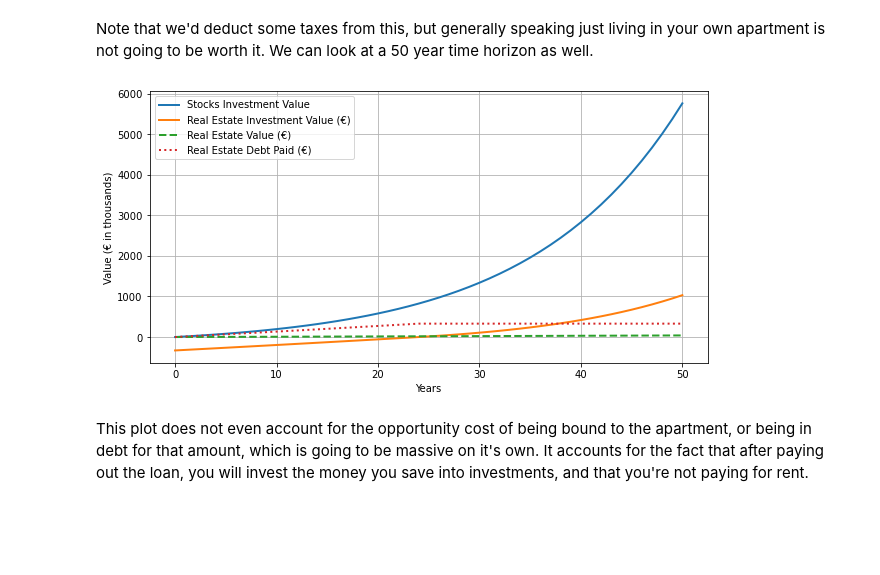
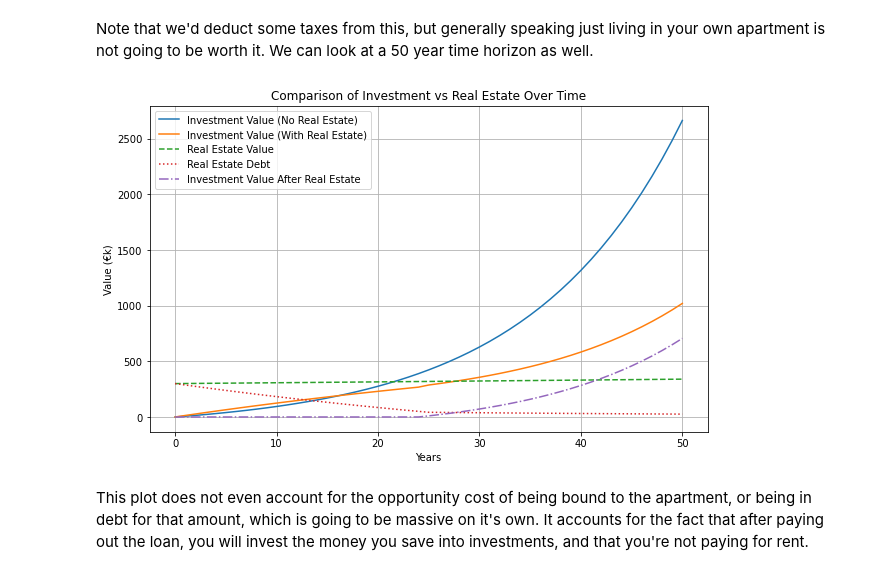
Before and after one commit to MiikaMatias/rental-analysis, a Jupyter notebook: main.ipynb, the cells around one changed output. Saved outputs shown, nothing was run; the diff lists cells and outputs as text; code cells hidden in the pictures; blank space fills up the shorter version.

```diff
--- a/main.ipynb
+++ b/main.ipynb
@@ -26,14 +26,15 @@ APPROXIMATE_VALUE_GROWTH_APARTMENT = 0.0225 - INFLATION
 # %% [markdown]
     3) We're interested in the total costs of renting an apartment vs buying one. I'm using the logic provided by POP bank here: https://www.poppankki.fi/blogi/kannattaako-asua-vuokralla-vai-ostaa-asunto
 # %%
-# Rental costs: very simple stuff
-RENT = 800
+# Rental costs
+RENT = 1050
+RENT_ANNUAL_INCREASE = 0.02
 
 # Costs of ownership
 APARTMENT_COST = 300000
 YHTIOVASTIKE = 300
-EURIBOR = 0.03
-MARGIN = 0.01
+EURIBOR = 0.02
+MARGIN = 0.005
 LOAN_DURATION_YEARS = 25
 DOWN_PAYMENT_PERCENTAGE = 0.05 # for first time home buyers
 
@@ -107,52 +108,60 @@ Note that we'd deduct some taxes from this, but generally speaking just living i
 # %%
 import numpy as np
 import matplotlib.pyplot as plt
 
 
 def plot_investment_vs_real_estate(years, yearly_mortgage_payment, interest):
     time = np.arange(years + 1)
-    investment_values = np.zeros(years + 1)
-    investment_values_post_real_estate = np.zeros(years + 1)
+    investment_value = np.zeros(years + 1)
+    investment_value_post_real_estate = np.zeros(years + 1)
     real_estate_value = np.zeros(years + 1)
     real_estate_debt = np.zeros(years + 1)
-    real_estate_debt_deducted = np.zeros(years + 1)
 
     real_estate_value[0] = APARTMENT_COST
-    investment_values[0] = 0
-    investment_values_post_real_estate[0] = 0
-    real_estate_debt[0] = 0
+    real_estate_debt[0] = APARTMENT_COST
+    investment_value[0] = 0
+    investment_value_post_real_estate[0] = 0
+
+    rent = RENT
 
     for year in range(1, years + 1):
-        investment_values[year] = (investment_values[year - 1] + yearly_mortgage_payment)*(1+APPROXIMATE_ROI_ON_STOCKS)
-        real_estate_value[year] = (real_estate_value[year-1])*(1+APPROXIMATE_VALUE_GROWTH_APARTMENT)
+        rent *= (1+RENT_ANNUAL_INCREASE)
+        real_estate_value[year] = real_estate_value[year - 1] * (1 + APPROXIMATE_VALUE_GROWTH_APARTMENT)
+
+        if year <= LOAN_DURATION_YEARS:
+            real_estate_debt[year] = (real_estate_debt[year - 1] * (1 + interest) - yearly_mortgage_payment) / (1 + INFLATION)
+        else:
+            real_estate_debt[year] = real_estate_debt[year - 1] / (1 + INFLATION)
+
+        investment_value[year] = (investment_value[year - 1] + yearly_mortgage_payment - rent) * (1 + APPROXIMATE_ROI_ON_STOCKS)
 
         if year > LOAN_DURATION_YEARS:
-            investment_values_post_real_estate[year] = (investment_values_post_real_estate[year - 1] + yearly_mortgage_payment + RENT)*(1+APPROXIMATE_ROI_ON_STOCKS)
-            real_estate_debt[year] = real_estate_debt[year-1]
+            investment_value_post_real_estate[year] = (investment_value_post_real_estate[year - 1] + yearly_mortgage_payment + rent) * (1 + APPROXIMATE_ROI_ON_STOCKS)
         elif year == LOAN_DURATION_YEARS:
-            investment_values_post_real_estate[year] = (yearly_mortgage_payment + RENT)*(1+APPROXIMATE_ROI_ON_STOCKS)
-            real_estate_debt[year] = real_estate_debt[year-1]
-        else:
-            real_estate_debt[year] = (real_estate_debt[year - 1] * (1+interest)) + yearly_mortgage_payment
+            investment_value_post_real_estate[year] = (yearly_mortgage_payment + rent) * (1 + APPROXIMATE_ROI_ON_STOCKS)
 
-    real_estate_profit = (real_estate_debt - real_estate_debt[LOAN_DURATION_YEARS] + investment_values_post_real_estate)/1000
-    real_estate_debt, investment_values = real_estate_debt/1000, investment_values/1000
-    real_estate_value = (real_estate_value - APARTMENT_COST)/1000
+    real_estate_debt /= 1000
+    investment_value /= 1000
+    real_estate_value /= 1000
+    investment_value_post_real_estate /= 1000
+
+    plt.figure(figsize=(10, 6))
+    plt.plot(time, investment_value, label="Investment Value (No Real Estate)")
+    plt.plot(time, real_estate_value - real_estate_debt + investment_value_post_real_estate, label="Investment Value (With Real Estate)")
+    plt.plot(time, real_estate_value, label="Real Estate Value", linestyle="--")
+    plt.plot(time, real_estate_debt, label="Real Estate Debt", linestyle=":")
+    plt.plot(time, investment_value_post_real_estate, label="Investment Value After Real Estate", linestyle="-.")
+
+    plt.xlabel("Years")
+    plt.ylabel("Value (€k)")
+    plt.legend()
+    plt.title("Comparison of Investment vs Real Estate Over Time")
+    plt.grid()
+    plt.show()
 
 
-    plt.figure(figsize=(10, 5))
-    plt.plot(time, investment_values, label="Stocks Investment Value", linewidth=2)
-    plt.plot(time, real_estate_profit, label="Real Estate Investment Value (€)", linewidth=2)
-    plt.plot(time, real_estate_value, label="Real Estate Value (€)", linestyle="--", linewidth=2)
-    plt.plot(time, real_estate_debt, label="Real Estate Debt Paid (€)", linestyle=":", linewidth=2)
-    plt.xlabel("Years")
-    plt.ylabel("Value (€ in thousands)")
-    plt.legend()
-    plt.grid(True)
-    plt.show()
-
 plot_investment_vs_real_estate(50, monthly_rent_deducted*12, interest)
 # %% [output]
-[figure, old version]
+[figure, new version]
 # %% [markdown]
 This plot does not even account for the opportunity cost of being bound to the apartment, or being in debt for that amount, which is going to be massive on it's own. It accounts for the fact that after paying out the loan, you will invest the money you save into investments, and that you're not paying for rent.
```
Also changed, not shown: parts of 4 cells of this notebook.
